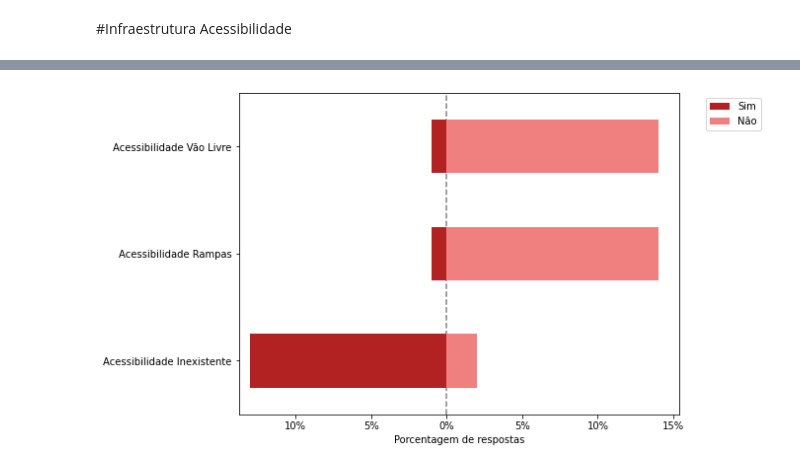
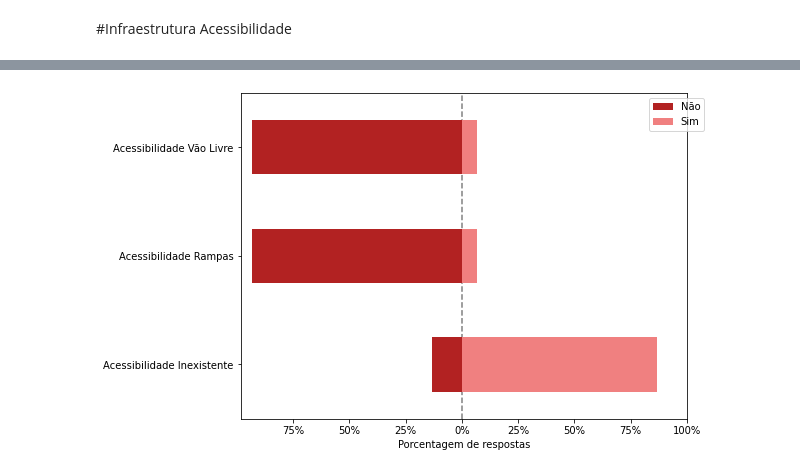
Before and after one commit to JulioHenri/Infraestrutura-escola, a Jupyter notebook: escolas_revisado.ipynb, the cells around one changed output, grey strips where cells are left out. Cells and saved outputs as stored; diff of their text form; code cells hidden in the pictures.

```diff
--- a/escolas_revisado.ipynb
+++ b/escolas_revisado.ipynb
@@ -23,6 +23,6 @@ Requirement already satisfied: pytz>=2017.3 in /usr/local/lib/python3.7/dist-pac
 # %% [markdown]
 #Insfraestrutura Física
 # %%
-df1 = pd.read_excel('Escolas_REVISADO4.xlsx',sheet_name=1)
-df1.head()
+df = pd.read_excel('Escolas_REVISADO4.xlsx')
+df.head()
 # %% [output]
@@ -59,11 +89,12 @@ df1
 # %%
 import plot_likert
 
-myscale = ['Sim','Não']
-ax = plot_likert.plot_counts(df1, myscale, plot_percentage=True);
+myscale = ['Não','Sim']
+
+ax = plot_likert.plot_likert(df1, myscale, plot_percentage=True)
 ax.figure.set_size_inches(8, 6)
 ax.xaxis.set_label_text('Porcentagem de respostas')
 ax.yaxis.set_label_text('')
-ax.set_yticklabels(['Energia Rede Pública','Banheiro Chuveiro','Banheiro PNE','Banheiro','Laboratório Informática','Refeitório','Despensa',
-                    'Cozinha','Espaço Equipamento','Espaço Atividade','Biblioteca','Sala do Professor','Secretaria','Diretoria']);
+ax.set_yticklabels(['Secretaria','Sala do Professor','Diretoria','Refeitório','Laboratório Informática','Despensa','Cozinha','Biblioteca',
+                    'Banheiro Chuveiro','Banheiro PNE','Banheiro','Energia Rede Pública','Espaço Equipamento','Espaço Atividade']);
 # %% [output]
@@ -122,0 +139,5 @@ df3
+# %%
+df3 = df[['IN_ACESSIBILIDADE_VAO_LIVRE','IN_ACESSIBILIDADE_RAMPAS','IN_ACESSIBILIDADE_INEXISTENTE']]
+# %%
+df3 = df3.replace({0:'Não', 1:'Sim'})
+df3
@@ -123,10 +161,8 @@ df3
 # %%
-df3 = df3.set_index('INFRAESTRUTURA DE ACESSIBILIDADE')
-
-ax = plot_likert.plot_counts(df3, myscale, plot_percentage=True);
+ax = plot_likert.plot_likert(df3, myscale, plot_percentage=True)
 ax.figure.set_size_inches(8, 6)
 ax.xaxis.set_label_text('Porcentagem de respostas')
-ax.yaxis.set_label_text('')
+ax.yaxis.set_label_text('');
 ax.set_yticklabels(['Acessibilidade Inexistente','Acessibilidade Rampas','Acessibilidade Vão Livre']);
 # %% [output]
-[figure, old version]
+[figure, new version]
```
Also changed, not shown: parts of 24 cells of this notebook, 1 other file.
